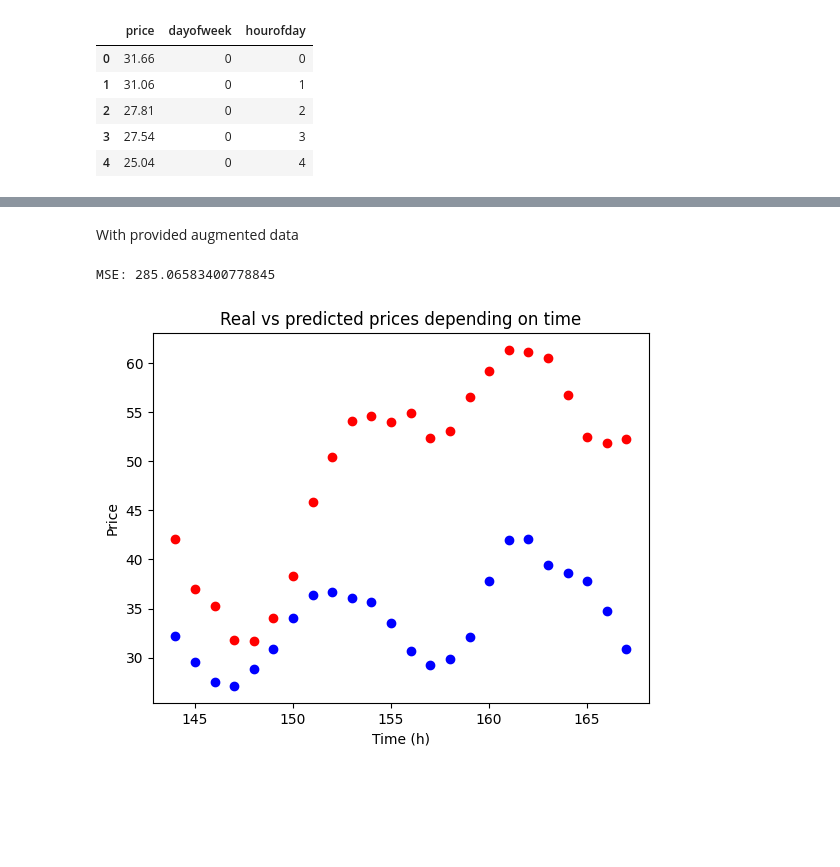
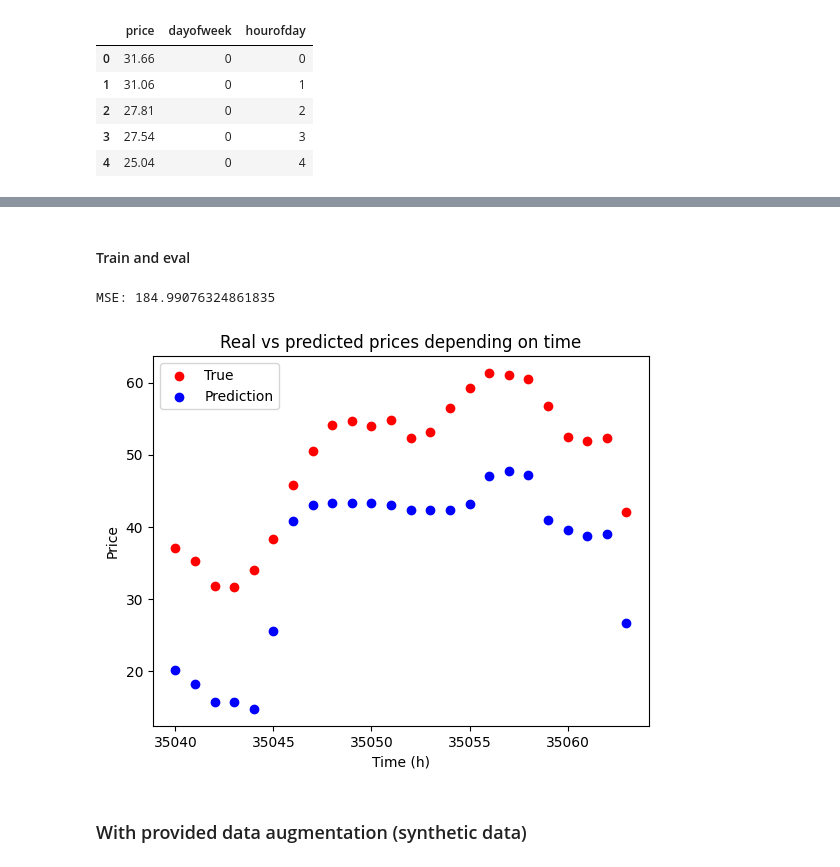
Before and after one commit to RobinMeneust/air_liquide_ai_challenge, a Jupyter notebook: notebooks/xgboost.ipynb, the cells around one changed output, grey strips where cells are left out. Saved outputs shown, nothing was run; the diff lists cells and outputs as text; code cells hidden in the pictures; blank space fills up the shorter version.

```diff
--- a/notebooks/xgboost.ipynb
+++ b/notebooks/xgboost.ipynb
@@ -128,2 +67,0 @@ np.float64(47.39796187521353)
-# %%
-x_test_total_hours = X_test["dayofweek"]*24 + X_test["hourofday"]
@@ -139,0 +127,5 @@ plt.show()
+# %%
+def split_data(df, horizon):
+    train_df = df[:-horizon]
+    test_df = df[-horizon:]
+    return train_df, test_df
@@ -139,0 +134,26 @@ plt.show()
+# %%
+def get_best_params(X_train, y_train):
+    xgb_model = xgb.XGBRegressor()
+    reg_cv = GridSearchCV(xgb_model, {'max_depth': [1,5,10], 'n_estimators': [50, 200, 500], 'learning_rate': [0.001, 0.01, 0.1]}, verbose=1)
+    reg_cv.fit(X_train, y_train)
+    return reg_cv.best_params_
+
+def train_model(X_train, y_train, params=None):
+    if params is None:
+        xgb_model = xgb.XGBRegressor()
+    else:
+        xgb_model = xgb.XGBRegressor(**params)
+    xgb_model.fit(X_train,y_train)
+
+    return xgb_model
+
+def plot_predictions_vs_real(x_test, y_test, predictions):
+    x_test_total_hours = x_test["dayofseries"]*24 + x_test["hourofday"]
+    plt.scatter(x_test_total_hours, y_test, color = 'r', label="True")
+    plt.scatter(x_test_total_hours, predictions, color = 'b', label="Prediction")
+    plt.title('Real vs predicted prices depending on time')
+    plt.xlabel('Time (h)')
+    plt.ylabel('Price')
+    plt.legend()
+
+    plt.show()
@@ -140,2 +166,19 @@ plt.show()
+# %%
+train_data, test_data = split_data(df_price_preprocessed, 24)
+X_train, y_train = get_x_y_point_by_point(train_data, ["dayofweek", "hourofday", "dayofseries"], "price")
+X_test, y_test = get_x_y_point_by_point(test_data, ["dayofweek", "hourofday", "dayofseries"], "price")
+
+# params = get_best_params(X_train, y_train)
+params = {'learning_rate': 0.01, 'max_depth': 10, 'n_estimators': 200}
+# %% [markdown]
+#### Train and eval
+# %%
+xgb_model = train_model(X_train, y_train, params)
+predictions = xgb_model.predict(X_test)
+print("MSE:", mean_squared_error(y_test, predictions))
+plot_predictions_vs_real(X_test, y_test, predictions)
+# %% [output]
+MSE: 184.99076324861835
+[figure, added]
 # %% [markdown]
-With provided augmented data
+### With provided data augmentation (synthetic data)
@@ -162,17 +205,0 @@ for filename in tqdm(os.listdir(directory)):
-# %%
-_, y_train, _, y_test = split_data(df_price, 24, ["dayofweek", "hourofday"], "price")
-
-predictions = xgb_model.predict(X_test)
-print("MSE:", mean_squared_error(y_test, predictions))
-
-x_test_total_hours = X_test["dayofweek"]*24 + X_test["hourofday"]
-plt.scatter(x_test_total_hours, y_test, color = 'r')
-plt.scatter(x_test_total_hours, predictions, color = 'b')
-plt.title('Real vs predicted prices depending on time')
-plt.xlabel('Time (h)')
-plt.ylabel('Price')
-
-plt.show()
-# %% [output]
-MSE: 285.06583400778845
-[figure, removed]
```
Also changed, not shown: parts of 39 cells of this notebook, 3 other files.
